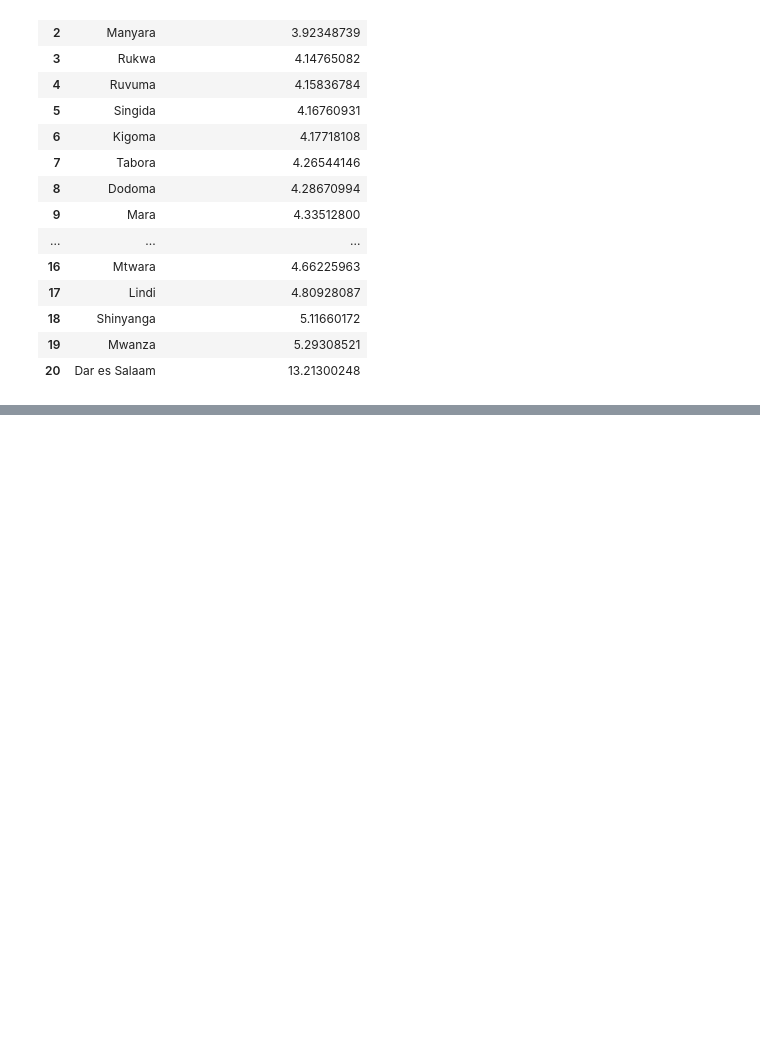
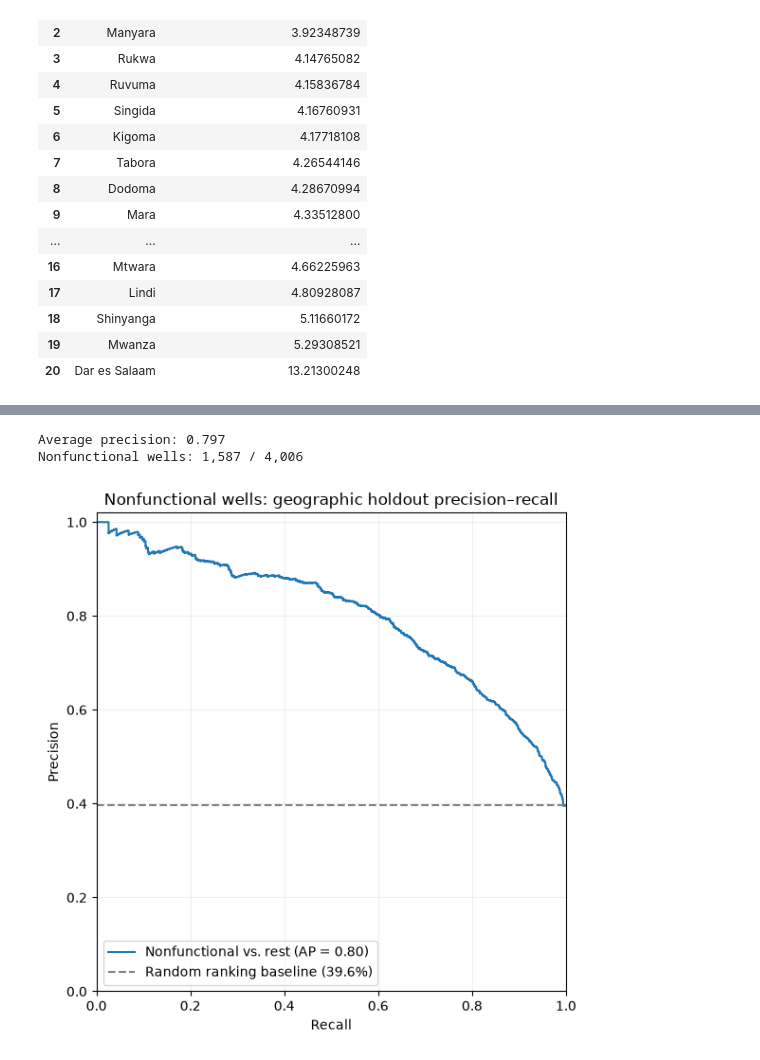
Before and after one commit to koffiekasper/Tanzania-Waterpump-Case, a Jupyter notebook: notebooks/geo_pop_experimentation.ipynb, the cells around one changed output, grey strips where cells are left out. Drawn from its saved outputs; the diff is of its cells as text; code cells hidden in the pictures; blank space fills up the shorter version.

```diff
--- a/notebooks/geo_pop_experimentation.ipynb
+++ b/notebooks/geo_pop_experimentation.ipynb
@@ -454,0 +593,32 @@ Most similar average region profile: Morogoro
+# %%
+import matplotlib.pyplot as plt
+from sklearn.metrics import PrecisionRecallDisplay, average_precision_score
+
+# One-vs-rest: "non functional" is positive; the other two statuses are negative.
+# Use ground-truth labels and continuous probabilities, not predicted classes.
+nonfunctional_actual = holdout_results_df["actual_status"].eq("non functional")
+nonfunctional_probability = holdout_results_df["probability_non_functional"]
+nonfunctional_ap = average_precision_score(nonfunctional_actual, nonfunctional_probability)
+nonfunctional_prevalence = nonfunctional_actual.mean()
+
+fig_pr, ax_pr = plt.subplots(figsize=(8, 6))
+PrecisionRecallDisplay.from_predictions(
+    nonfunctional_actual, nonfunctional_probability,
+    name="Nonfunctional vs. rest", ax=ax_pr,
+)
+ax_pr.axhline(
+    nonfunctional_prevalence, color="gray", linestyle="--",
+    label=f"Random ranking baseline ({nonfunctional_prevalence:.1%})",
+)
+ax_pr.set(title="Nonfunctional wells: geographic holdout precision–recall",
+          xlabel="Recall", ylabel="Precision", xlim=(0, 1), ylim=(0, 1.02))
+ax_pr.grid(alpha=0.2)
+ax_pr.legend(loc="lower left")
+fig_pr.tight_layout()
+print(f"Average precision: {nonfunctional_ap:.3f}")
+print(f"Nonfunctional wells: {nonfunctional_actual.sum():,} / {len(nonfunctional_actual):,}")
+plt.show()
+# %% [output]
+Average precision: 0.797
+Nonfunctional wells: 1,587 / 4,006
+[figure, added]
```
Also changed, not shown: parts of 19 cells of this notebook.
